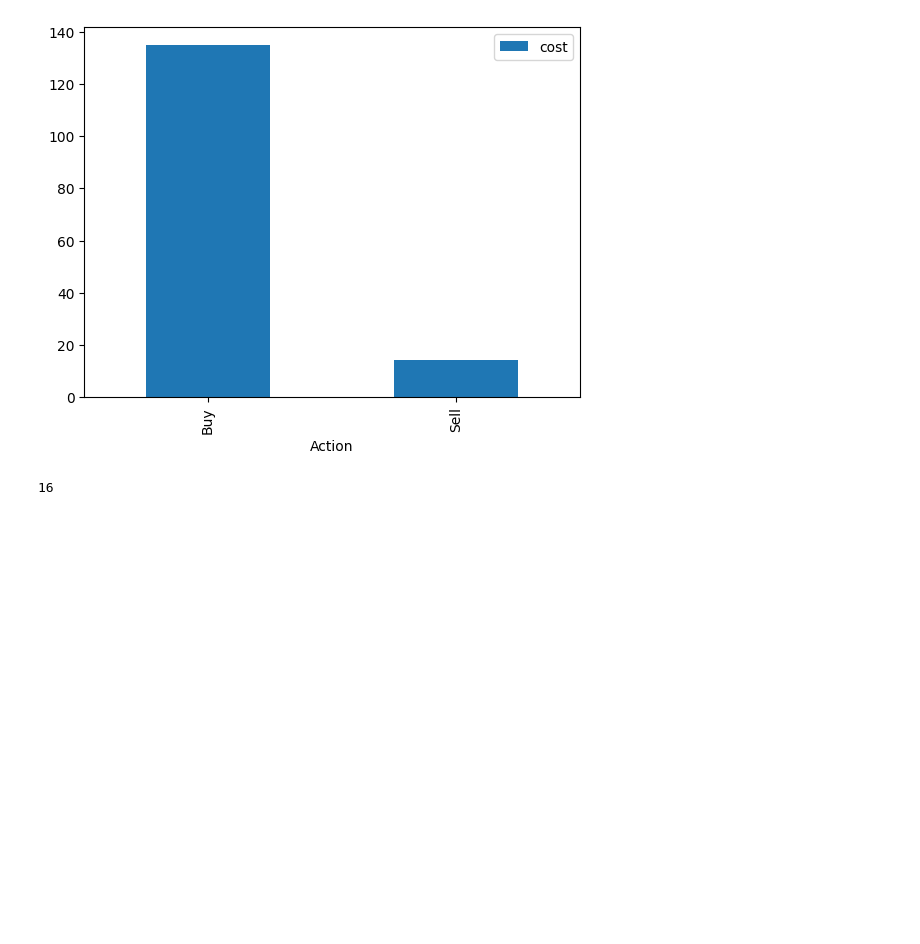
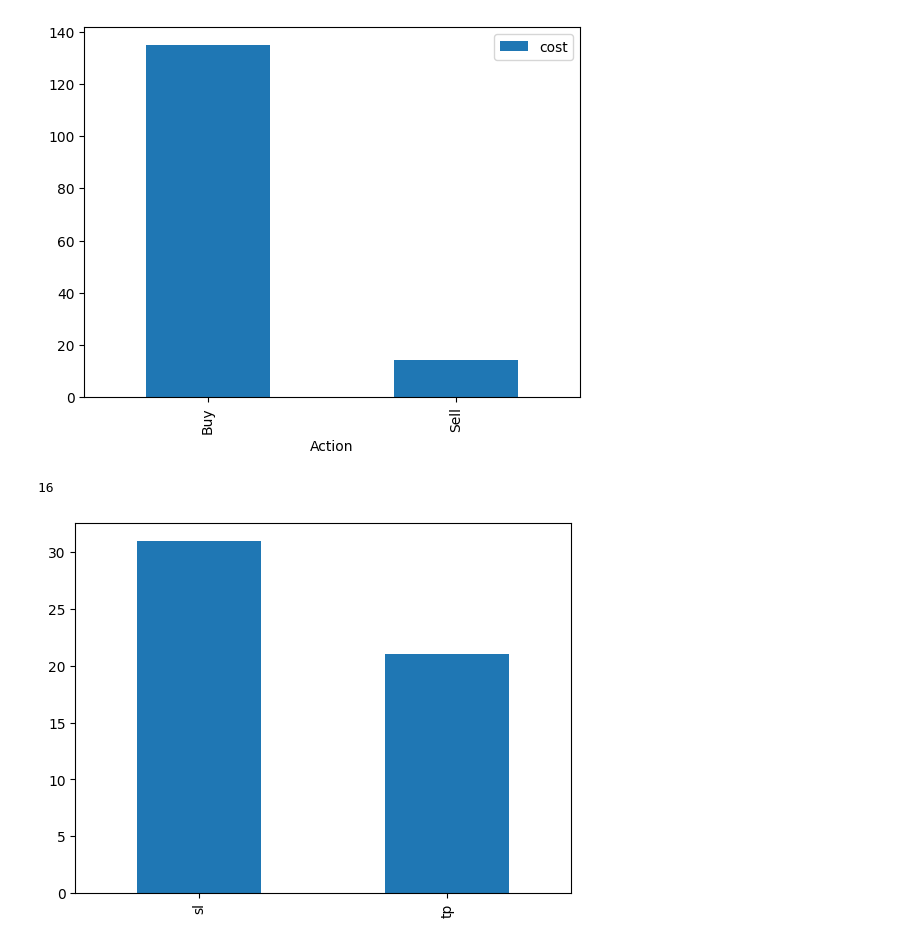
Before and after one commit to ToluPaul/forex, a Jupyter notebook: forex_pred.ipynb, the cells around one changed output. Saved outputs shown, nothing was run; the diff lists cells and outputs as text; code cells hidden in the pictures; blank space fills up the shorter version.

```diff
--- a/forex_pred.ipynb
+++ b/forex_pred.ipynb
@@ -185,3 +185,8 @@ plt.show()
 vix['Date'].nunique()
 # %% [output]
 16
+# %%
+vix['Outcome'].value_counts().plot(kind = 'bar')
+plt.show()
+# %% [output]
+[figure, added]
```
